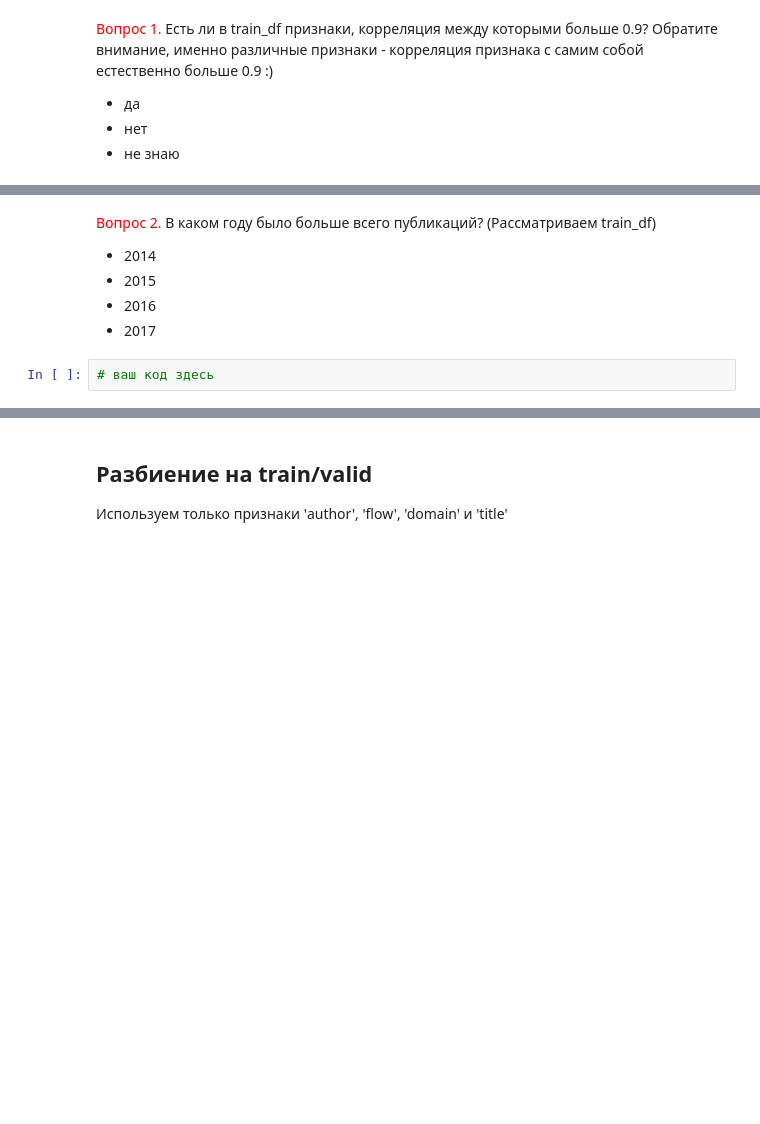
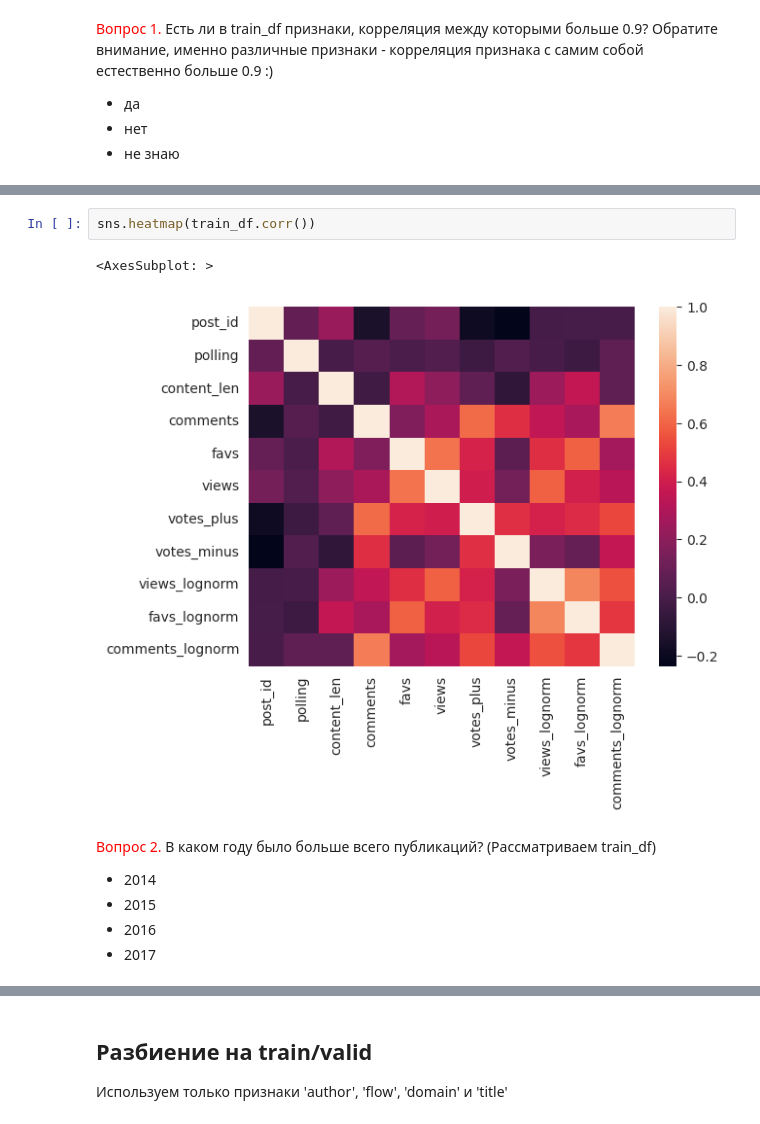
Before and after one commit to Nikc-mk/ODSml, a Jupyter notebook: ДЗ 4.ipynb, the cells around one changed output, grey strips where cells are left out. Cells and saved outputs as stored; diff of their text form; blank space fills up the shorter version.

```diff
--- a/ДЗ 4.ipynb
+++ b/ДЗ 4.ipynb
@@ -65,8 +108,11 @@ KeyboardInterrupt
+# %%
+sns.heatmap(train_df.corr())
+# %% [output]
+<AxesSubplot: >
+[figure, added]
 # %% [markdown]
 <font color='red'>Вопрос 2.</font> В каком году было больше всего публикаций? (Рассматриваем train_df)
 - 2014
 - 2015
 - 2016
 - 2017
-# %%
-# ваш код здесь
```
Also changed, not shown: parts of 40 cells of this notebook, 1 other file.
